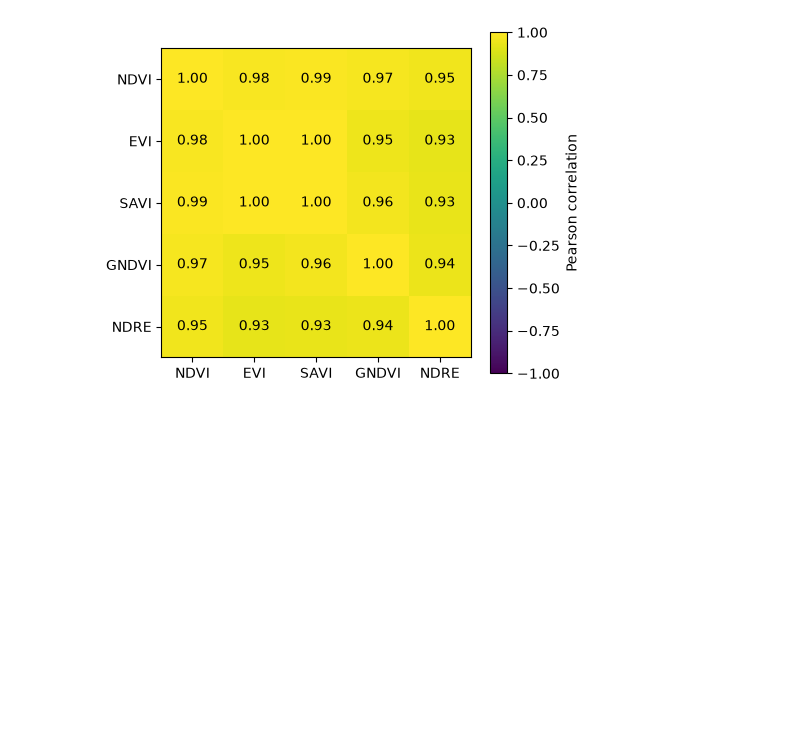
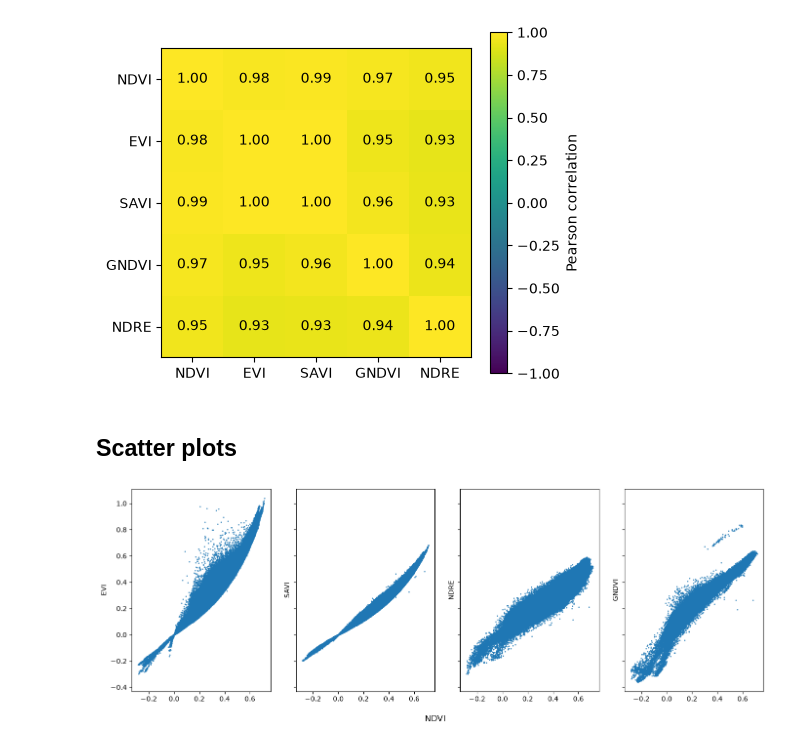
Before and after one commit to mikolaj-kowal/rs-vegetation-indices-analysis, a Jupyter notebook: notebooks/03_spatial_analysis.ipynb, the cells around one changed output. Cells and saved outputs as stored; diff of their text form; code cells hidden in the pictures; blank space fills up the shorter version.

Commit message:
Add scatter matrix of indices

```diff
--- a/notebooks/03_spatial_analysis.ipynb
+++ b/notebooks/03_spatial_analysis.ipynb
@@ -137,3 +138,22 @@ plt.tight_layout()
 plt.show()
 # %% [output]
 [figure]
+# %% [markdown]
+## Scatter plots
+# %%
+fig, ax = plt.subplots(1, 4, figsize=(14, 5), sharex=True, sharey=True)
+
+ax[0].scatter(ndvi.ravel(), evi.ravel(), s=0.7);
+ax[1].scatter(ndvi.ravel(), savi.ravel(), s=0.7);
+ax[2].scatter(ndvi.ravel(), ndre.ravel(), s=0.7);
+ax[3].scatter(ndvi.ravel(), gndvi.ravel(), s=0.7);
+
+ax[0].get_yaxis().set_label_text("EVI")
+ax[1].get_yaxis().set_label_text("SAVI")
+ax[2].get_yaxis().set_label_text("NDRE")
+ax[3].get_yaxis().set_label_text("GNDVI")
+fig.supxlabel("NDVI")
+
+plt.tight_layout()
+# %% [output]
+[figure, added]
```
Also changed, not shown: parts of 2 cells of this notebook.
